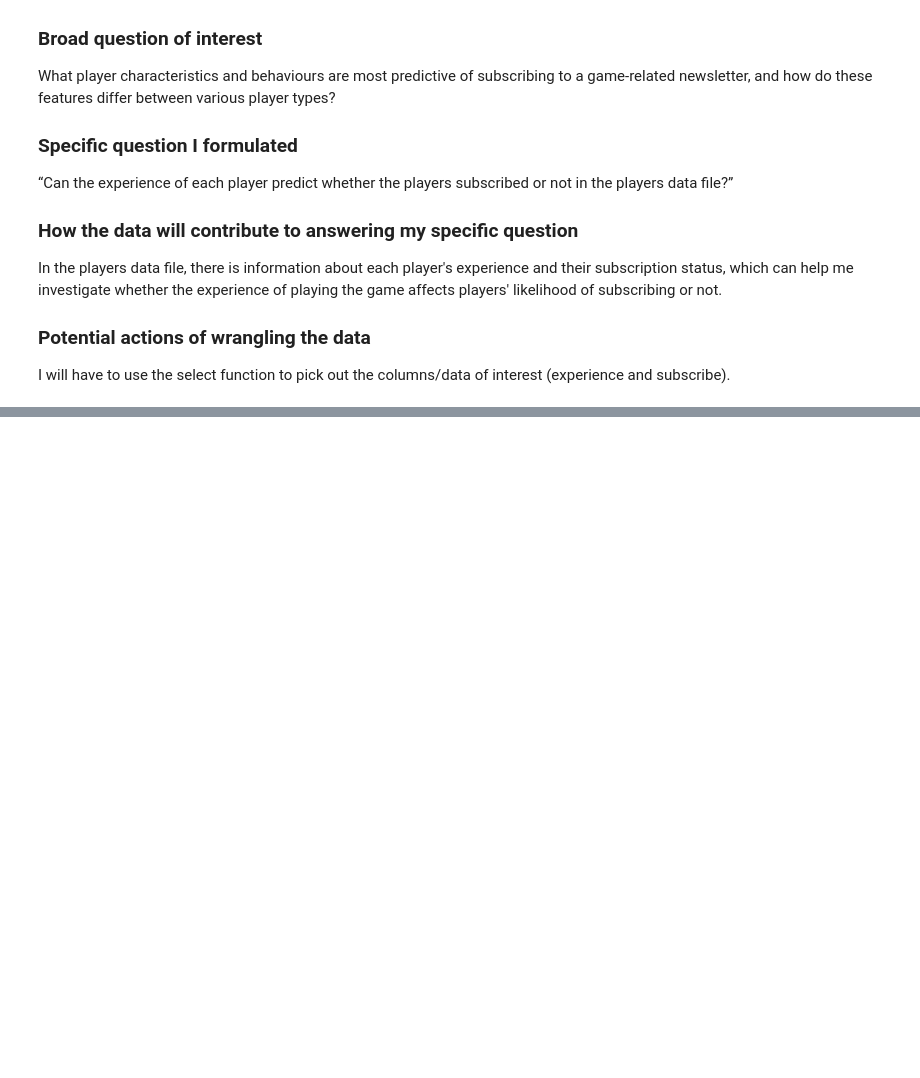
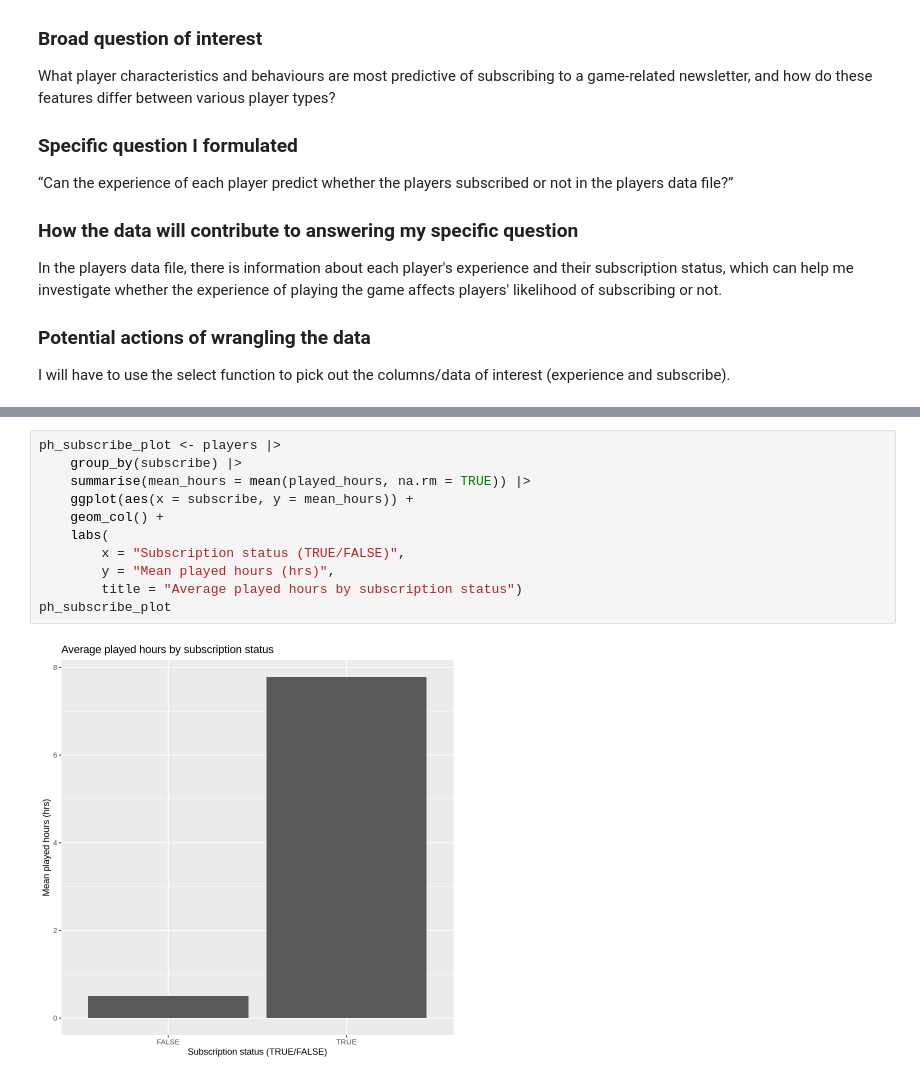
Before and after one commit to c-gracee/dsci100_individual_planning_project, a Jupyter notebook: individual_planning.ipynb, the cells around one changed output, grey strips where cells are left out. Saved outputs shown, nothing was run; the diff lists cells and outputs as text; blank space fills up the shorter version.

Commit message:
Exploratory and visualizations part 1
Added the wrangling of neccessary data for answering specific question as well as some visualizations for the variables in players.csv

```diff
--- a/individual_planning.ipynb
+++ b/individual_planning.ipynb
@@ -124,0 +166,13 @@ I will have to use the select function to pick out the columns/data of interest
+# %%
+ph_subscribe_plot <- players |>
+    group_by(subscribe) |>
+    summarise(mean_hours = mean(played_hours, na.rm = TRUE)) |>
+    ggplot(aes(x = subscribe, y = mean_hours)) +
+    geom_col() +
+    labs(
+        x = "Subscription status (TRUE/FALSE)",
+        y = "Mean played hours (hrs)",
+        title = "Average played hours by subscription status")
+ph_subscribe_plot
+# %% [output]
+[figure, added]
```
Also changed, not shown: parts of 5 cells of this notebook.
